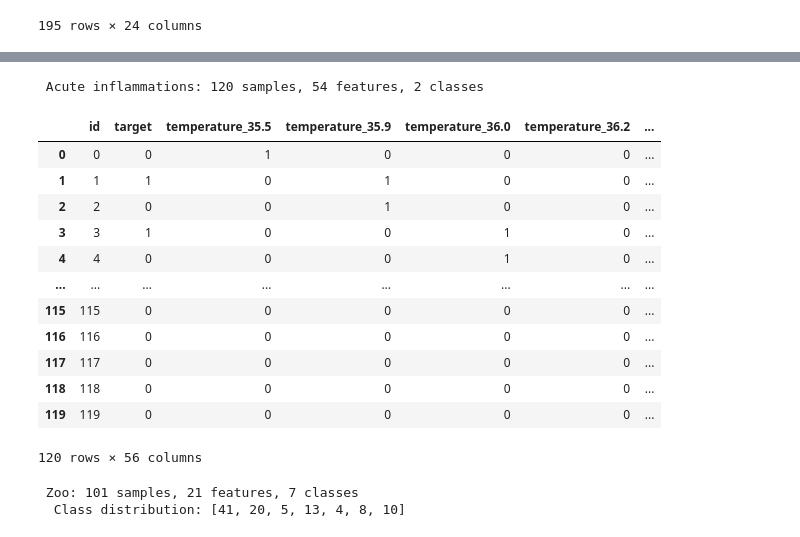
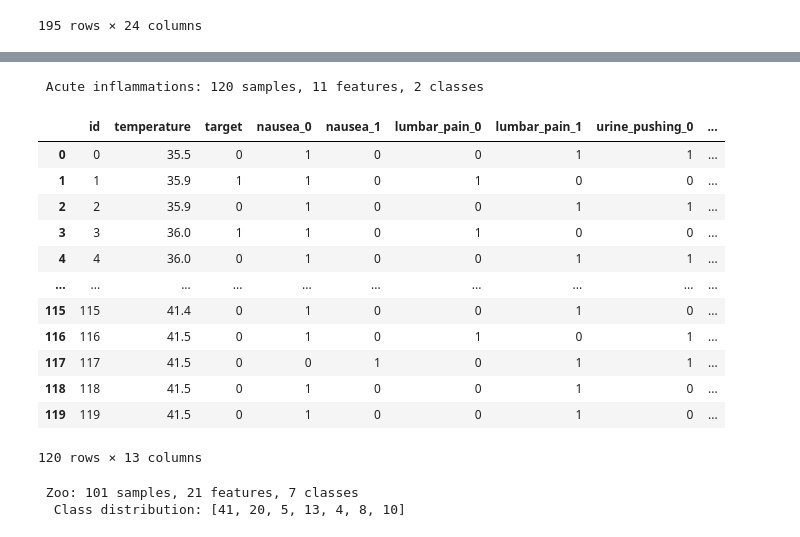
Before and after one commit to FrankieLiuF/PyTorch_26Project, a Jupyter notebook: notebook/preprocess_dataset.ipynb, the cells around one changed output, grey strips where cells are left out. Drawn from its saved outputs; the diff is of its cells as text; code cells hidden in the pictures.

```diff
--- a/notebook/preprocess_dataset.ipynb
+++ b/notebook/preprocess_dataset.ipynb
@@ -256,48 +255,49 @@ def preprocess_acute_inflammations():
     df = df.drop(columns=['inflammation', 'nephritis'])
 
     # One-hot encoding for categorical features
     categorical_cols = ['temperature', 'nausea', 'lumbar_pain',
                      'urine_pushing', 'micturition_pain', 'burning_urethra']
-    df = pd.get_dummies(df, columns=categorical_cols, dtype=int)
+
+    df = pd.get_dummies(df, columns=categorical_cols[1:], dtype=int)
 
     df.insert(0, 'id', range(len(df)))
 
     df.to_csv(folder / 'acute_inflammations.csv', index=False)
 
     info = {
         'name': 'acute_inflammations',
         'type': 'mixed',
         'samples': len(df),
         'features': len(df.columns) - 2,
         'classes': 2,
         'class_names': ['No Inflammation', 'Inflammation'],
         'feature_names':  [c for c in df.columns if c not in ['id', 'target']],
         'has_header': True,
         'target_column': 'target'
     }
 
     with open(folder / 'dataset_info.json', 'w') as f:
         json.dump(info, f, indent=4)
 
     print(f" Acute inflammations: {len(df)} samples, {len(df.columns) - 2} features, 2 classes")
     return df
 
 preprocess_acute_inflammations()
 # %% [output]
- Acute inflammations: 120 samples, 54 features, 2 classes
+ Acute inflammations: 120 samples, 11 features, 2 classes
-|  | id | target | temperature_35.5 | temperature_35.9 | temperature_36.0 | temperature_36.2 | ... |
-| 0 | 0 | 0 | 1 | 0 | 0 | 0 | ... |
-| 1 | 1 | 1 | 0 | 1 | 0 | 0 | ... |
-| 2 | 2 | 0 | 0 | 1 | 0 | 0 | ... |
-| 3 | 3 | 1 | 0 | 0 | 1 | 0 | ... |
-| 4 | 4 | 0 | 0 | 0 | 1 | 0 | ... |
-| ... | ... | ... | ... | ... | ... | ... | ... |
-| 115 | 115 | 0 | 0 | 0 | 0 | 0 | ... |
-| 116 | 116 | 0 | 0 | 0 | 0 | 0 | ... |
-| 117 | 117 | 0 | 0 | 0 | 0 | 0 | ... |
-| 118 | 118 | 0 | 0 | 0 | 0 | 0 | ... |
-| 119 | 119 | 0 | 0 | 0 | 0 | 0 | ... |
+|  | id | temperature | target | nausea_0 | nausea_1 | lumbar_pain_0 | lumbar_pain_1 | urine_pushing_0 | ... |
+| 0 | 0 | 35.5 | 0 | 1 | 0 | 0 | 1 | 1 | ... |
+| 1 | 1 | 35.9 | 1 | 1 | 0 | 1 | 0 | 0 | ... |
+| 2 | 2 | 35.9 | 0 | 1 | 0 | 0 | 1 | 1 | ... |
+| 3 | 3 | 36.0 | 1 | 1 | 0 | 1 | 0 | 0 | ... |
+| 4 | 4 | 36.0 | 0 | 1 | 0 | 0 | 1 | 1 | ... |
+| ... | ... | ... | ... | ... | ... | ... | ... | ... | ... |
+| 115 | 115 | 41.4 | 0 | 1 | 0 | 0 | 1 | 0 | ... |
+| 116 | 116 | 41.5 | 0 | 1 | 0 | 1 | 0 | 1 | ... |
+| 117 | 117 | 41.5 | 0 | 0 | 1 | 0 | 1 | 1 | ... |
+| 118 | 118 | 41.5 | 0 | 1 | 0 | 0 | 1 | 0 | ... |
+| 119 | 119 | 41.5 | 0 | 1 | 0 | 0 | 1 | 0 | ... |
-120 rows × 56 columns
+120 rows × 13 columns
 # %%
 # 5.Zoo (Categorical)
 def preprocess_zoo():
```
Also changed, not shown: parts of 1 cell of this notebook, 51 other files.
